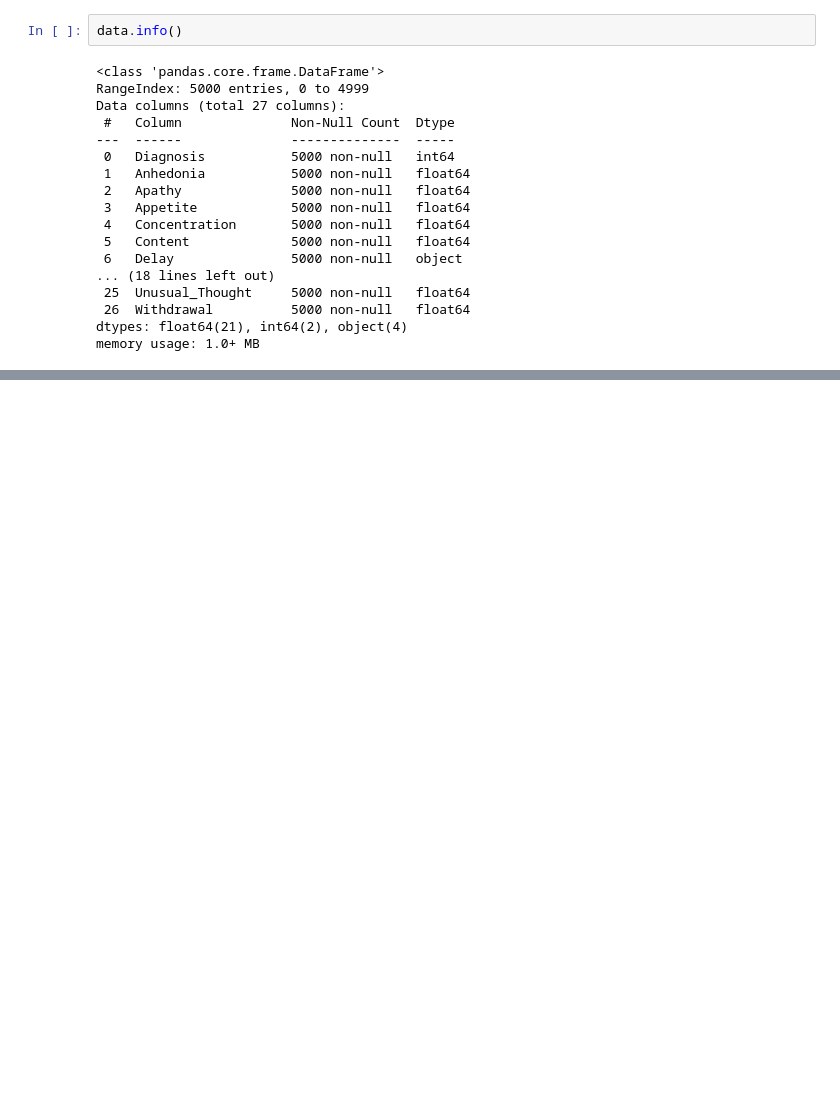
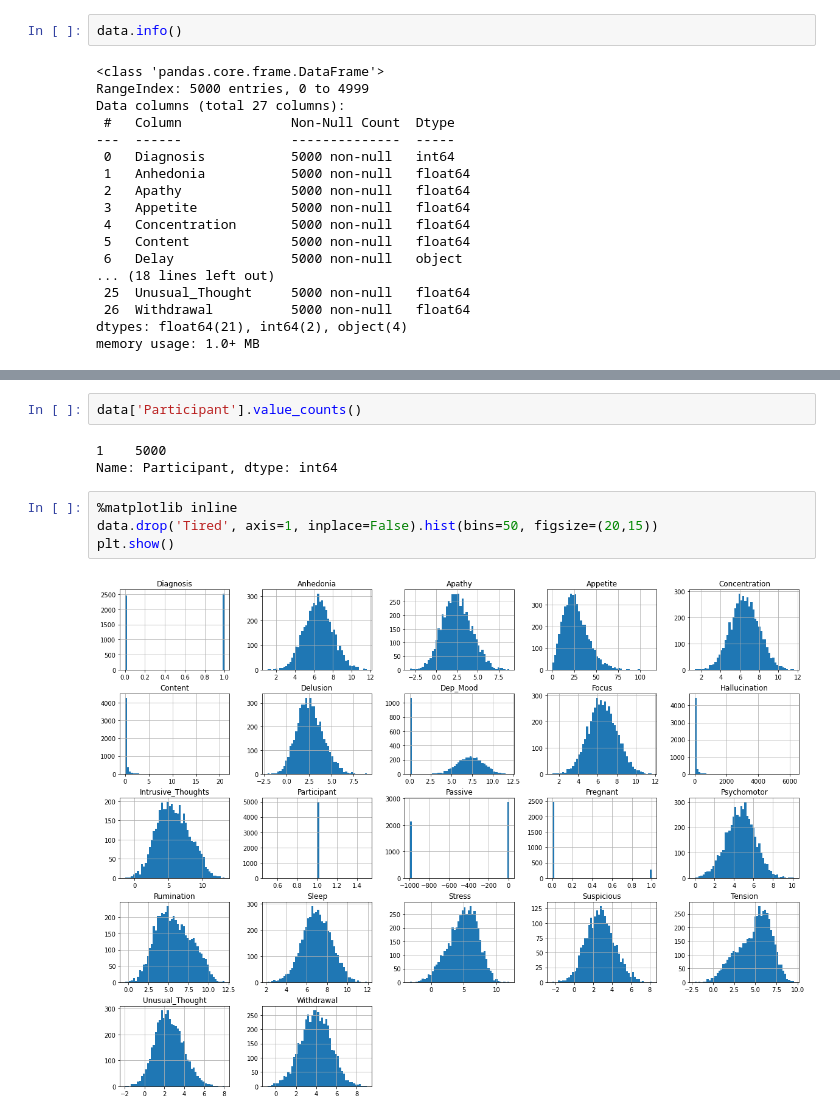
Before and after one commit to ElvesJohn/MachineLearningCW, a Jupyter notebook: MachineLearningColab.ipynb, the cells around one changed output, grey strips where cells are left out. Drawn from its saved outputs; the diff is of its cells as text; blank space fills up the shorter version.

```diff
--- a/MachineLearningColab.ipynb
+++ b/MachineLearningColab.ipynb
@@ -89,0 +135,11 @@ Warning: Total number of columns (23) exceeds max_columns (20) limiting to first
+# %%
+data['Participant'].value_counts()
+# %% [output]
+1    5000
+Name: Participant, dtype: int64
+# %%
+%matplotlib inline
+data.drop('Tired', axis=1, inplace=False).hist(bins=50, figsize=(20,15))
+plt.show()
+# %% [output]
+[figure, added]
```
Also changed, not shown: parts of 36 cells of this notebook.
